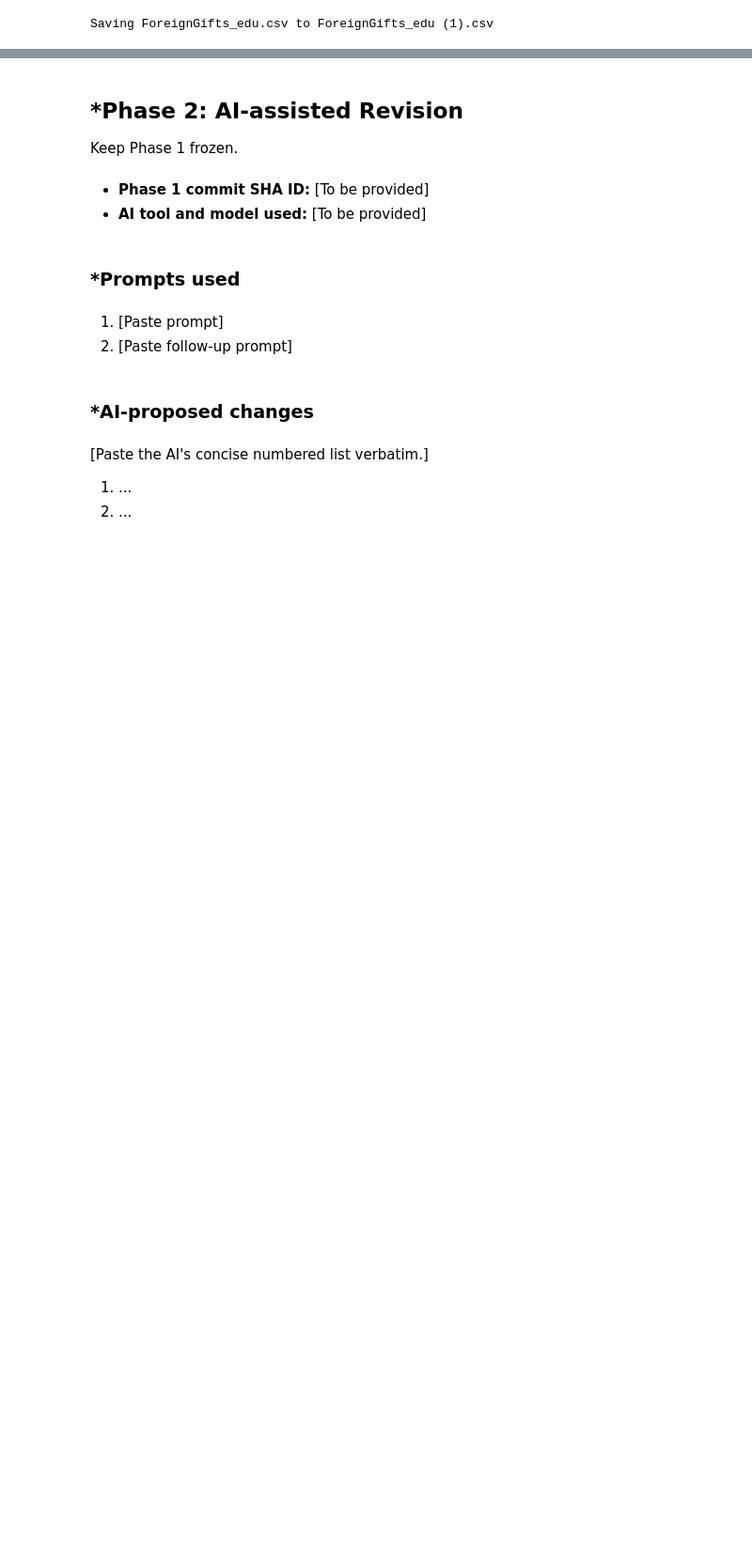
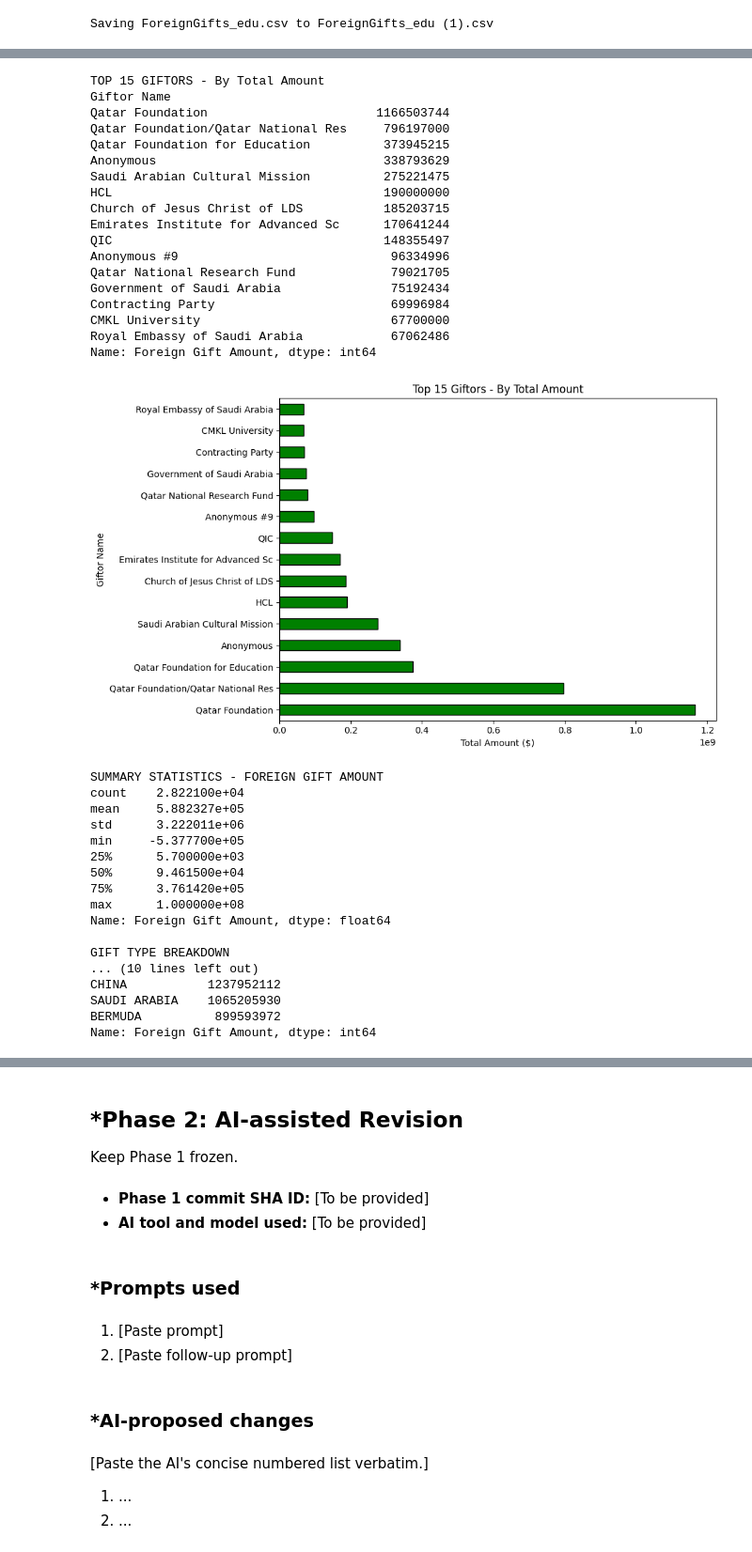
Before and after one commit to spbromberg/A02-eda-and-visualization, a Jupyter notebook: notebook.ipynb, the cells around one changed output, grey strips where cells are left out. Shown at 94% size. Drawn from its saved outputs; the diff is of its cells as text; code cells hidden in the pictures; blank space fills up the shorter version.

```diff
--- a/notebook.ipynb
+++ b/notebook.ipynb
@@ -71,7 +71,7 @@ print(data.columns.tolist())
 print("\nData types:")
 print(data.dtypes)
 
-# 1. HISTOGRAM - Foreign Gift Amount (Raw vs Log Scale)
+# HISTOGRAM - Foreign Gift Amount (Raw vs Log Scale)
 
 fig, axes = plt.subplots(1, 2, figsize=(12, 4))
 
@@ -91,7 +91,7 @@ plt.tight_layout()
 plt.show()
 
 
-# 2. BOXPLOT - Gift Amount by Gift Type
+# BOXPLOT - Gift Amount by Gift Type
 
 fig, axes = plt.subplots(1, 2, figsize=(12, 4))
 
@@ -107,7 +107,7 @@ plt.tight_layout()
 plt.show()
 
 
-# 3. BAR CHART - Gift Type Distribution
+# BAR CHART - Gift Type Distribution
 
 plt.figure(figsize=(8, 5))
 data['Gift Type'].value_counts().plot(kind='bar', color='steelblue', edgecolor='black')
@@ -118,8 +118,15 @@ plt.xticks(rotation=45)
 plt.tight_layout()
 plt.show()
 
+# Calculate proportions of each gift type
+gift_type_proportions = data['Gift Type'].value_counts(normalize=True)
+print("\nGIFT TYPE PROPORTIONS")
+print(gift_type_proportions)
+print(f"\nProportion of Contracts: {gift_type_proportions.get('Contracts', 0):.2%}")
+print(f"Proportion of Real Estate: {gift_type_proportions.get('Real Estate', 0):.2%}")
+print(f"Proportion of Monetary: {gift_type_proportions.get('Monetary', 0):.2%}")
 
-# 4. SCATTERPLOT - Amount vs Institution State (top states only)
+# SCATTERPLOT - Amount vs Institution State (top states only)
 
 top_states = data['State'].value_counts().head(10).index
 data_top = data[data['State'].isin(top_states)]
@@ -133,7 +140,7 @@ plt.tight_layout()
 plt.show()
 
 
-# 5. HISTOGRAM vs KDE - Foreign Gift Amount (Log Scale)
+# HISTOGRAM vs KDE - Foreign Gift Amount (Log Scale)
 
 plt.figure(figsize=(10, 5))
 
@@ -151,7 +158,7 @@ plt.tight_layout()
 plt.show()
 
 
-# 6. KDE BY GIFT TYPE
+# KDE BY GIFT TYPE
 
 plt.figure(figsize=(10, 5))
 
@@ -169,7 +176,7 @@ plt.tight_layout()
 plt.show()
 
 
-# 7. TOP 10 COUNTRIES - By Number of Gifts
+# TOP 10 COUNTRIES - By Number of Gifts
 
 fig, axes = plt.subplots(1, 2, figsize=(14, 8))
 
@@ -187,8 +194,19 @@ axes[1].set_title('Top 15 Countries - By Amount')
 plt.tight_layout()
 plt.show()
 
+# Top individual giftors by total amount
+top_giftors = data.groupby('Giftor Name')['Foreign Gift Amount'].sum().sort_values(ascending=False).head(15)
+print("\nTOP 15 GIFTORS - By Total Amount")
+print(top_giftors)
 
-# 8. SUMMARY STATISTICS
+plt.figure(figsize=(10, 6))
+top_giftors.plot(kind='barh', color='green', edgecolor='black')
+plt.xlabel('Total Amount ($)')
+plt.title('Top 15 Giftors - By Total Amount')
+plt.tight_layout()
+plt.show()
+
+# SUMMARY STATISTICS
 
 print("\n" + "SUMMARY STATISTICS - FOREIGN GIFT AMOUNT")
 print(data['Foreign Gift Amount'].describe())
@@ -242,0 +254,36 @@ Name: Foreign Gift Amount, dtype: int64
+TOP 15 GIFTORS - By Total Amount
+Giftor Name
+Qatar Foundation                       1166503744
+Qatar Foundation/Qatar National Res     796197000
+Qatar Foundation for Education          373945215
+Anonymous                               338793629
+Saudi Arabian Cultural Mission          275221475
+HCL                                     190000000
+Church of Jesus Christ of LDS           185203715
+Emirates Institute for Advanced Sc      170641244
+QIC                                     148355497
+Anonymous #9                             96334996
+Qatar National Research Fund             79021705
+Government of Saudi Arabia               75192434
+Contracting Party                        69996984
+CMKL University                          67700000
+Royal Embassy of Saudi Arabia            67062486
+Name: Foreign Gift Amount, dtype: int64
+[figure, added]
+SUMMARY STATISTICS - FOREIGN GIFT AMOUNT
+count    2.822100e+04
+mean     5.882327e+05
+std      3.222011e+06
+min     -5.377700e+05
+25%      5.700000e+03
+50%      9.461500e+04
+75%      3.761420e+05
+max      1.000000e+08
+Name: Foreign Gift Amount, dtype: float64
+
+GIFT TYPE BREAKDOWN
+... (10 lines left out)
+CHINA           1237952112
+SAUDI ARABIA    1065205930
+BERMUDA          899593972
+Name: Foreign Gift Amount, dtype: int64
```
Also changed, not shown: parts of 2 cells of this notebook.
